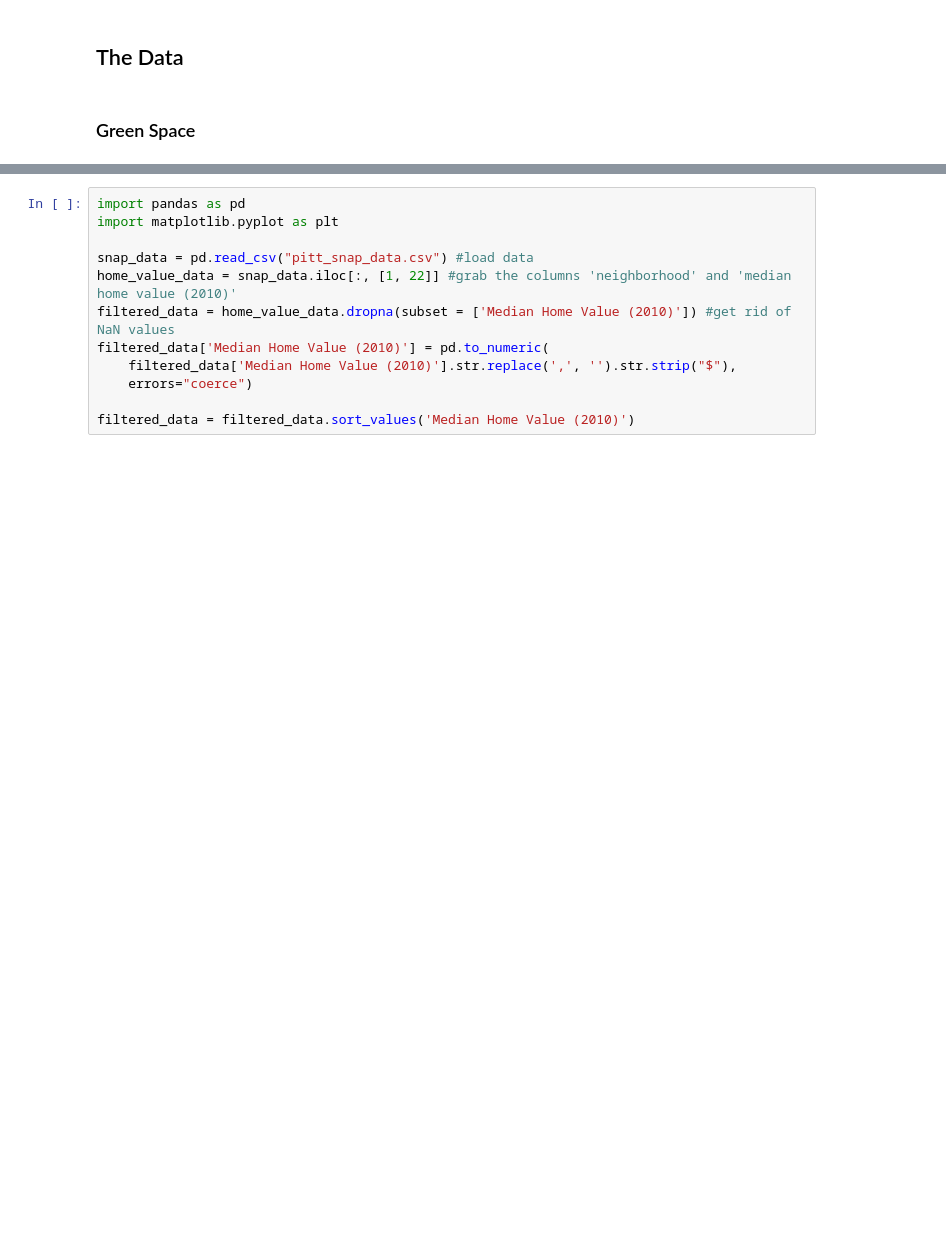
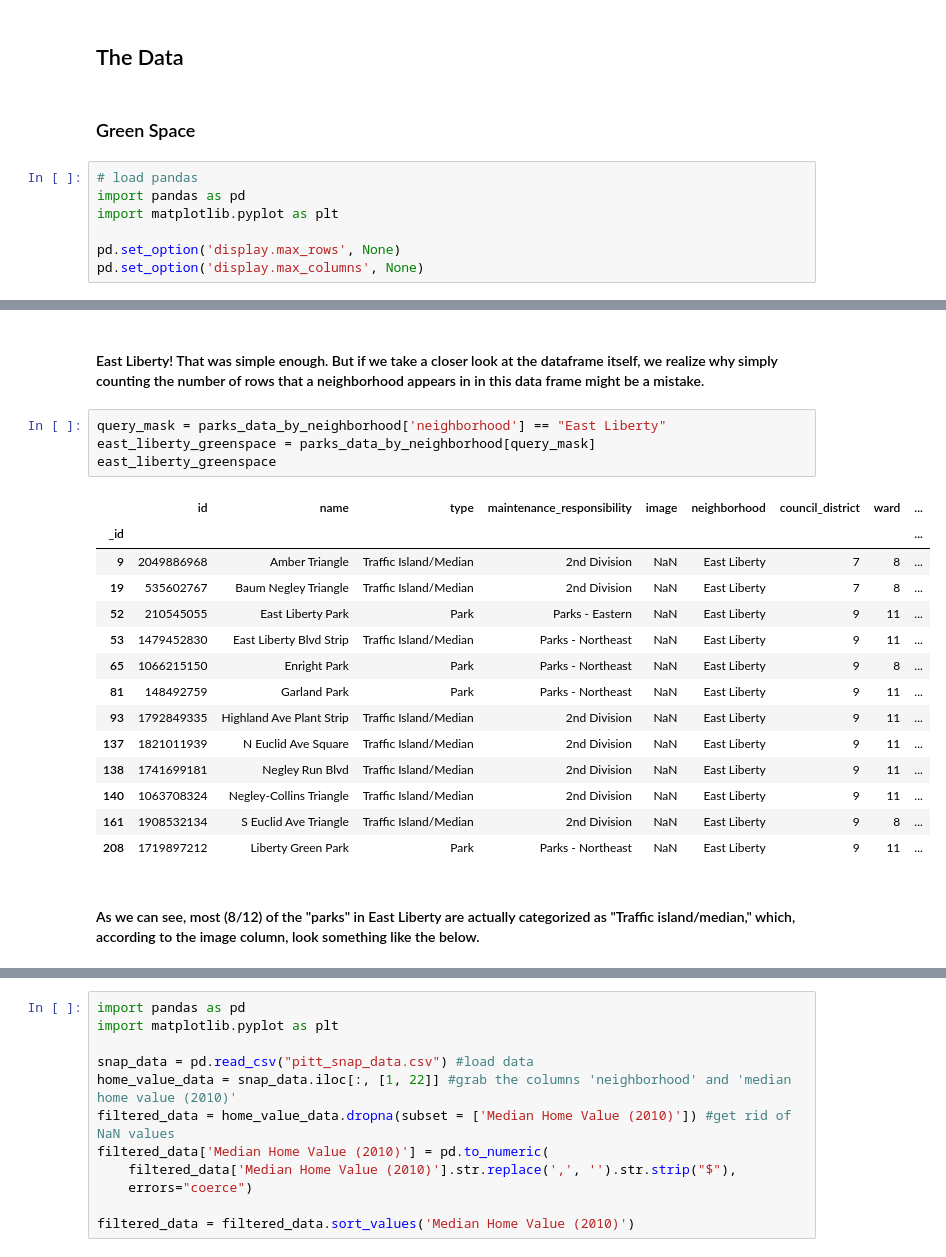
Before and after one commit to nschaab2005/CMPINF-0010-Final-Project, a Jupyter notebook: Presentation-Final.ipynb, the cells around one changed output, grey strips where cells are left out. Cells and saved outputs as stored; diff of their text form; blank space fills up the shorter version.

```diff
--- a/Presentation-Final.ipynb
+++ b/Presentation-Final.ipynb
@@ -39,3 +39,10 @@ Noah: I personally have never heard of Perry North before but looking at photos
 ## The Data
 # %% [markdown]
 ### Green Space
+# %%
+# load pandas
+import pandas as pd
+import matplotlib.pyplot as plt
+
+pd.set_option('display.max_rows', None)
+pd.set_option('display.max_columns', None)
@@ -41,0 +147,23 @@ Noah: I personally have never heard of Perry North before but looking at photos
+# %% [markdown]
+#### East Liberty! That was simple enough. But if we take a closer look at the dataframe itself, we realize why simply counting the number of rows that a neighborhood appears in in this data frame might be a mistake.
+# %%
+query_mask = parks_data_by_neighborhood['neighborhood'] == "East Liberty"
+east_liberty_greenspace = parks_data_by_neighborhood[query_mask]
+east_liberty_greenspace
+# %% [output]
+|  | id | name | type | maintenance_responsibility | image | neighborhood | council_district | ward | ... |
+| _id |  |  |  |  |  |  |  |  | ... |
+| 9 | 2049886968 | Amber Triangle | Traffic Island/Median | 2nd Division | NaN | East Liberty | 7 | 8 | ... |
+| 19 | 535602767 | Baum Negley Triangle | Traffic Island/Median | 2nd Division | NaN | East Liberty | 7 | 8 | ... |
+| 52 | 210545055 | East Liberty Park | Park | Parks - Eastern | NaN | East Liberty | 9 | 11 | ... |
+| 53 | 1479452830 | East Liberty Blvd Strip | Traffic Island/Median | Parks - Northeast | NaN | East Liberty | 9 | 11 | ... |
+| 65 | 1066215150 | Enright Park | Park | Parks - Northeast | NaN | East Liberty | 9 | 8 | ... |
+| 81 | 148492759 | Garland Park | Park | Parks - Northeast | NaN | East Liberty | 9 | 11 | ... |
+| 93 | 1792849335 | Highland Ave Plant Strip | Traffic Island/Median | 2nd Division | NaN | East Liberty | 9 | 11 | ... |
+| 137 | 1821011939 | N Euclid Ave Square | Traffic Island/Median | 2nd Division | NaN | East Liberty | 9 | 11 | ... |
+| 138 | 1741699181 | Negley Run Blvd | Traffic Island/Median | 2nd Division | NaN | East Liberty | 9 | 11 | ... |
+| 140 | 1063708324 | Negley-Collins Triangle | Traffic Island/Median | 2nd Division | NaN | East Liberty | 9 | 11 | ... |
+| 161 | 1908532134 | S Euclid Ave Triangle | Traffic Island/Median | 2nd Division | NaN | East Liberty | 9 | 8 | ... |
+| 208 | 1719897212 | Liberty Green Park | Park | Parks - Northeast | NaN | East Liberty | 9 | 11 | ... |
+# %% [markdown]
+#### As we can see, most (8/12) of the "parks" in East Liberty are actually categorized as "Traffic island/median," which, according to the image column, look something like the below.
```
Also changed, not shown: parts of 26 cells of this notebook.
